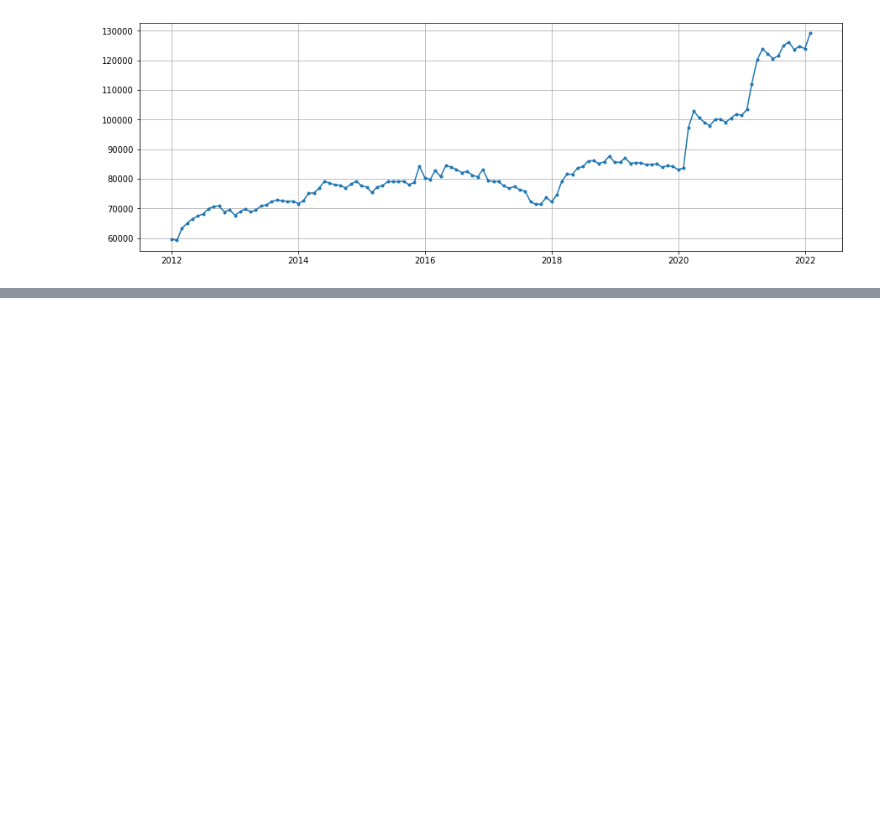
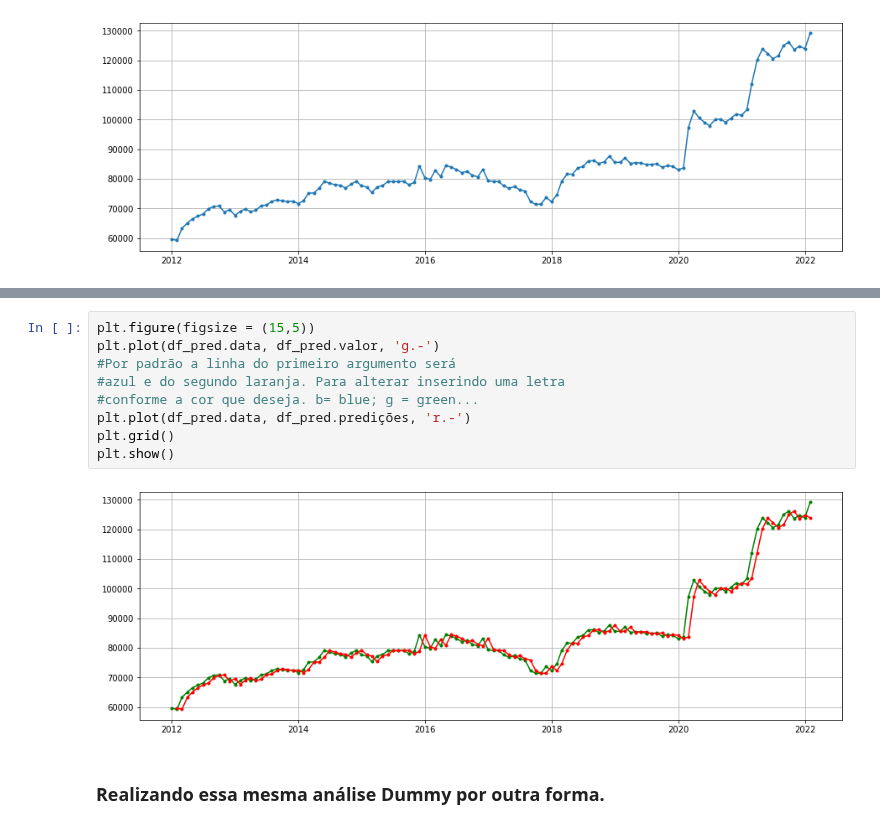
Before and after one commit to MBSant/Python, a Jupyter notebook: Modelo_Dummy.ipynb, the cells around one changed output, grey strips where cells are left out. Cells and saved outputs as stored; diff of their text form; blank space fills up the shorter version.

```diff
--- a/Modelo_Dummy.ipynb
+++ b/Modelo_Dummy.ipynb
@@ -78,0 +243,13 @@ plt.show()
+# %%
+plt.figure(figsize = (15,5))
+plt.plot(df_pred.data, df_pred.valor, 'g.-')
+#Por padrão a linha do primeiro argumento será
+#azul e do segundo laranja. Para alterar inserindo uma letra
+#conforme a cor que deseja. b= blue; g = green...
+plt.plot(df_pred.data, df_pred.predições, 'r.-')
+plt.grid()
+plt.show()
+# %% [output]
+[figure, added]
+# %% [markdown]
+### Realizando essa mesma análise Dummy por outra forma.
```
Also changed, not shown: parts of 22 cells of this notebook.
